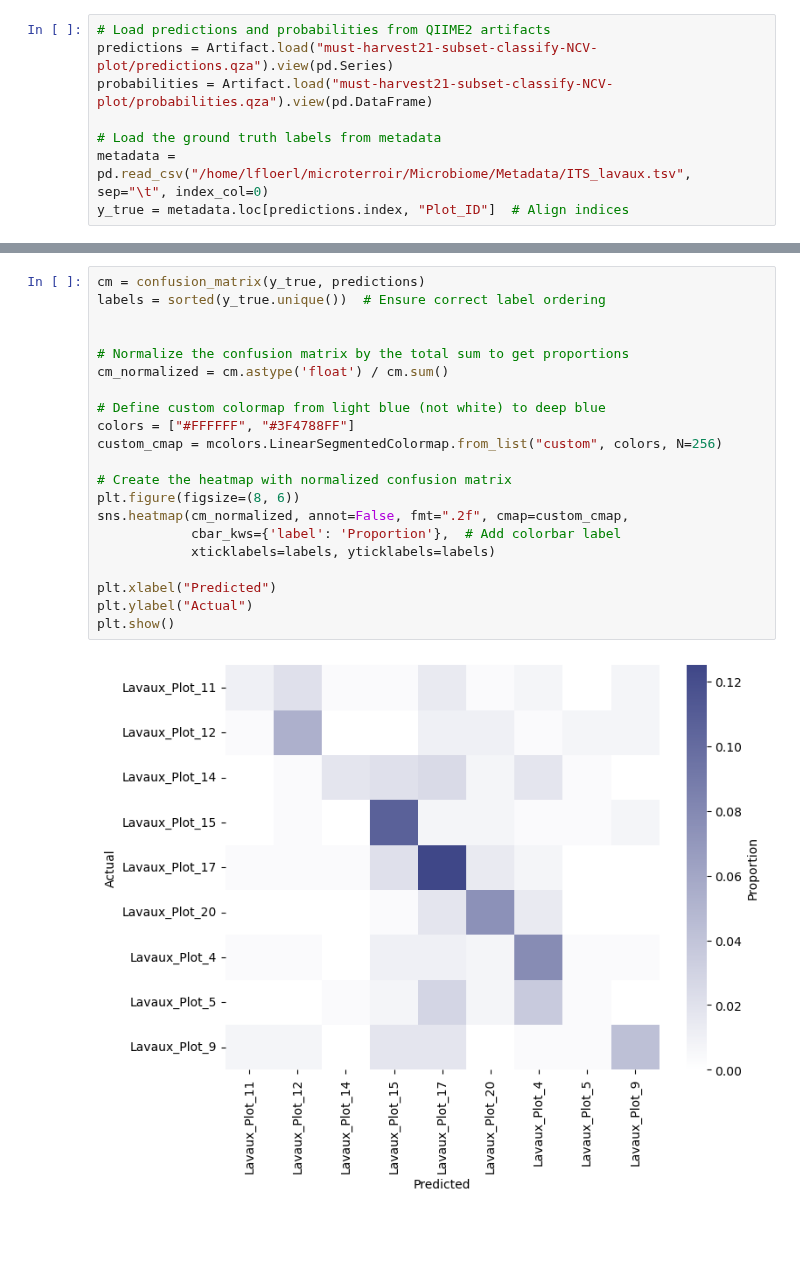
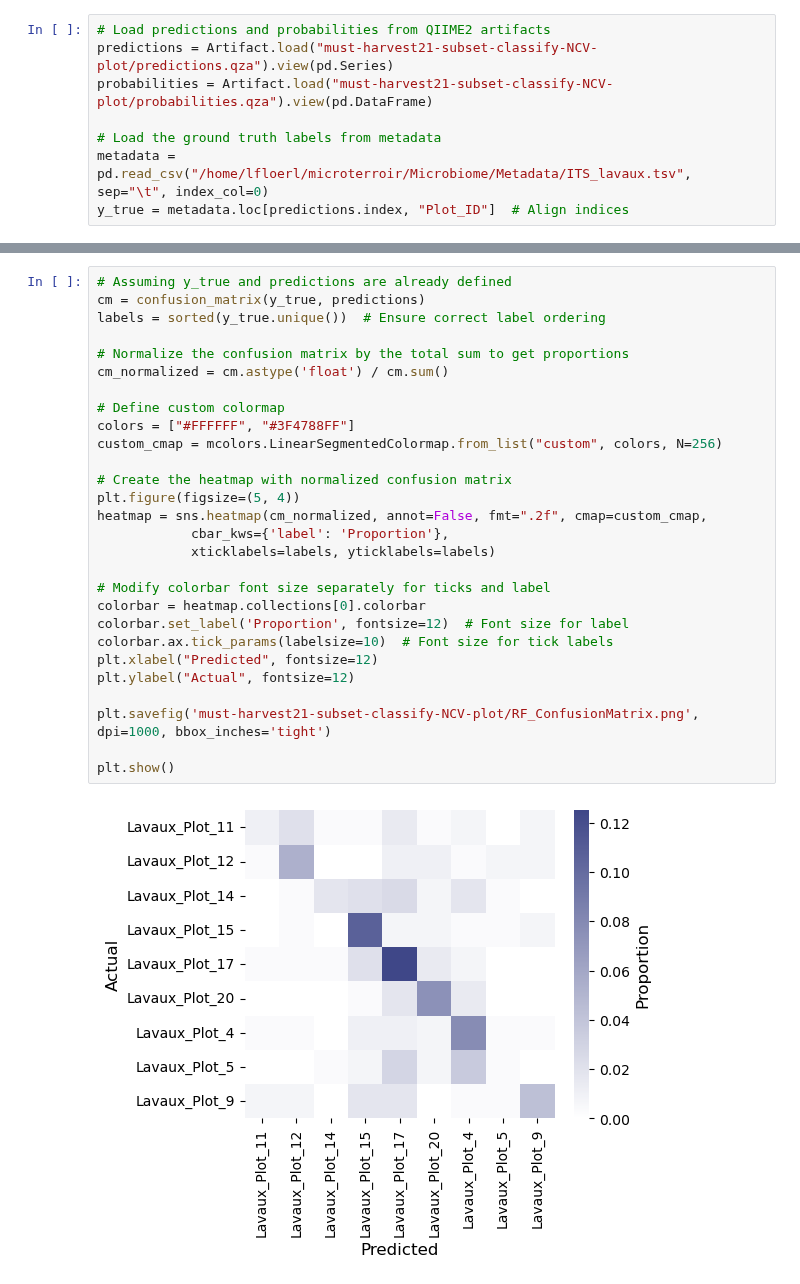
Before and after one commit to bokulich-publications/microterroir, a Jupyter notebook: Microbiome/ITS/spatio-temporal/4_fun_SpatioTemporal_Must_RandomForest.ipynb, the cells around one changed output, grey strips where cells are left out. Drawn from its saved outputs; the diff is of its cells as text; blank space fills up the shorter version.

```diff
--- a/Microbiome/ITS/spatio-temporal/4_fun_SpatioTemporal_Must_RandomForest.ipynb
+++ b/Microbiome/ITS/spatio-temporal/4_fun_SpatioTemporal_Must_RandomForest.ipynb
@@ -218,26 +220,33 @@ y_true = metadata.loc[predictions.index, "Plot_ID"]  # Align indices
 # %%
+# Assuming y_true and predictions are already defined
 cm = confusion_matrix(y_true, predictions)
 labels = sorted(y_true.unique())  # Ensure correct label ordering
-
 
 # Normalize the confusion matrix by the total sum to get proportions
 cm_normalized = cm.astype('float') / cm.sum()
 
-# Define custom colormap from light blue (not white) to deep blue
+# Define custom colormap
 colors = ["#FFFFFF", "#3F4788FF"]
 custom_cmap = mcolors.LinearSegmentedColormap.from_list("custom", colors, N=256)
 
 # Create the heatmap with normalized confusion matrix
-plt.figure(figsize=(8, 6))
-sns.heatmap(cm_normalized, annot=False, fmt=".2f", cmap=custom_cmap,
-            cbar_kws={'label': 'Proportion'},  # Add colorbar label
+plt.figure(figsize=(5, 4))
+heatmap = sns.heatmap(cm_normalized, annot=False, fmt=".2f", cmap=custom_cmap,
+            cbar_kws={'label': 'Proportion'},
             xticklabels=labels, yticklabels=labels)
 
-plt.xlabel("Predicted")
-plt.ylabel("Actual")
+# Modify colorbar font size separately for ticks and label
+colorbar = heatmap.collections[0].colorbar
+colorbar.set_label('Proportion', fontsize=12)  # Font size for label
+colorbar.ax.tick_params(labelsize=10)  # Font size for tick labels
+plt.xlabel("Predicted", fontsize=12)
+plt.ylabel("Actual", fontsize=12)
+
+plt.savefig('must-harvest21-subset-classify-NCV-plot/RF_ConfusionMatrix.png', dpi=1000, bbox_inches='tight')
+
 plt.show()
 # %% [output]
-[figure, old version]
+[figure, new version]
 # %%
 # Convert categorical labels to one-hot encoding
 y_true_bin = label_binarize(y_true, classes=labels)
```
Also changed, not shown: parts of 6 cells of this notebook.
